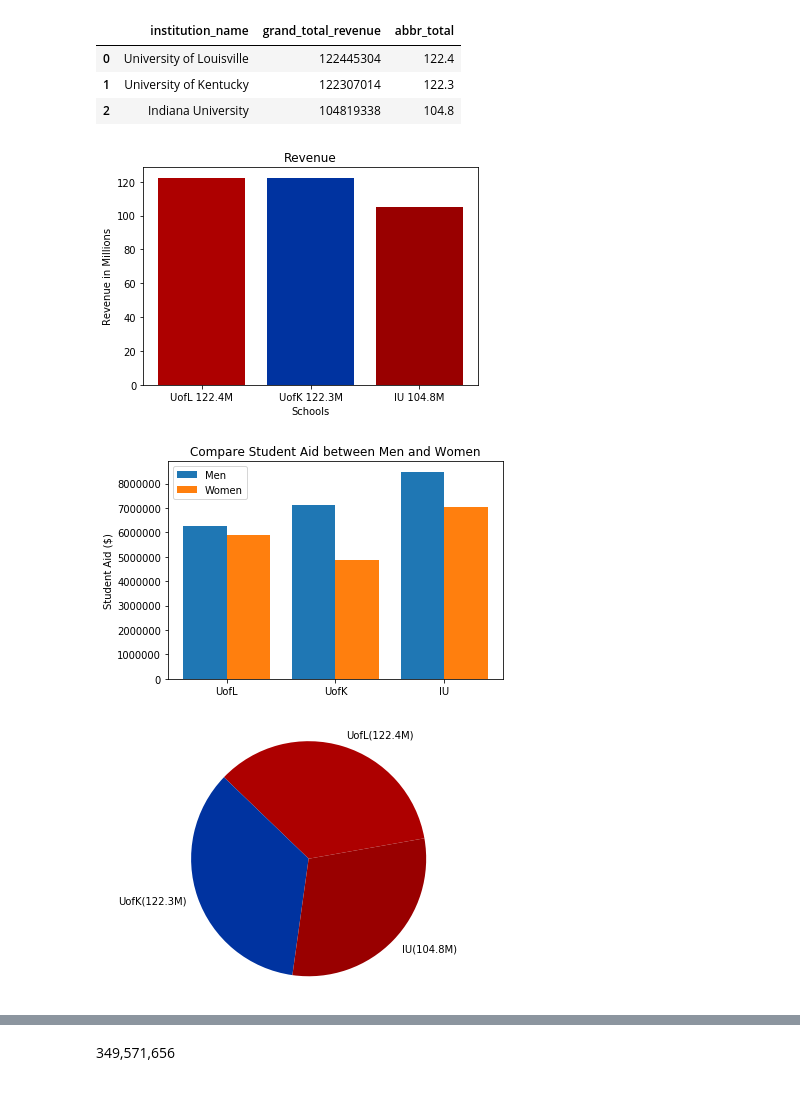
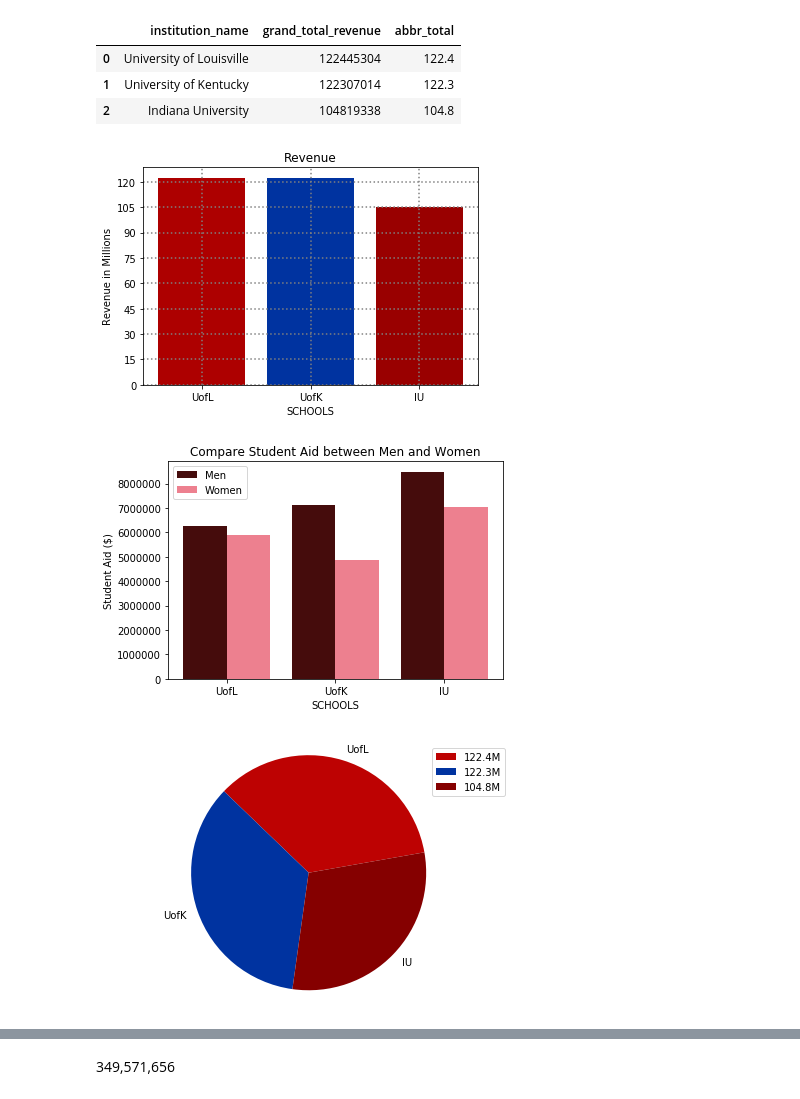
Before and after one commit to tedjacobs/code_lou_python_project, a Jupyter notebook: python_project.ipynb, the cells around one changed output, grey strips where cells are left out. Drawn from its saved outputs; the diff is of its cells as text; code cells hidden in the pictures.

Commit message:
Finished up with visualization

```diff
--- a/python_project.ipynb
+++ b/python_project.ipynb
@@ -86,46 +86,52 @@ rev_abbr
 | 1 | University of Kentucky | 122307014 | 122.3 |
 | 2 | Indiana University | 104819338 | 104.8 |
 # %%
-x = ["UofL 122.4M", "UofK 122.3M", "IU 104.8M"]
+from pylab import *
+
+x = ["UofL", "UofK", "IU"]
 amnt = rev_abbr['abbr_total']
 my_colors = [('#AD0000'), ('#0033a0'), ('#990000')]
 
 x_pos = [i for i, _ in enumerate(x)]
 
 plt.bar(x_pos, amnt, color=my_colors)
-plt.xlabel("Schools")
+plt.xlabel("SCHOOLS")
 plt.ylabel("Revenue in Millions")
 plt.title("Revenue")
 
 plt.plot(kind='bar', stacked=True, color=my_colors)
+plt.yticks(np.arange(0, 125, 15))
 plt.xticks(x_pos, x)
+grid(color='grey', linestyle=':', linewidth=1.5)
 
 plt.show()
 # %% [output]
-[figure, old version]
+[figure, new version]
 # %%
 N = 3
 mens_aid = aid['mens_team_athletic_student_aid']
 womens_aid = aid['womens_team_athletic_student_aid']
 
+#colors = [('#450C0C'), ('#ED808F')]
 ind = np.arange(N)
 width = 0.40
-plt.bar(ind, mens_aid, width, label='Men')
-plt.bar(ind + width, womens_aid, width, label='Women')
+plt.bar(ind, mens_aid, width, label='Men', color=('#450C0C'))
+plt.bar(ind + width, womens_aid, width, label='Women', color=('#ED808F'))
 
 plt.ylabel('Student Aid ($)')
 plt.title('Compare Student Aid between Men and Women')
 
 plt.xticks(ind + width / 2, ('UofL', 'UofK', 'IU'))
+plt.xlabel("SCHOOLS")
 plt.legend(loc='best')
 plt.show()
 # %% [output]
-[figure, old version]
+[figure, new version]
 # %%
-labels = ['UofL(122.4M)', 'UofK(122.3M)', 'IU(104.8M)']
+labels = ['UofL', 'UofK', 'IU']
 sizes = revenue['grand_total_revenue']
-
-colors = ['#AD0000', '#0033a0', '#990000']
+leg_label = rev_abbr['abbr_total'].astype(str) + 'M'
+colors = ['#BD0202', '#0033a0', '#850000']
 
 fig1, ax1 = plt.subplots()
 
@@ -138,6 +144,7 @@ for text in texts:
 
 ax1.axis('equal')
 plt.tight_layout()
+plt.legend(leg_label)
 plt.show()
 # %% [output]
-[figure, old version]
+[figure, new version]
```
Also changed, not shown: parts of 4 cells of this notebook, 1 other file.
